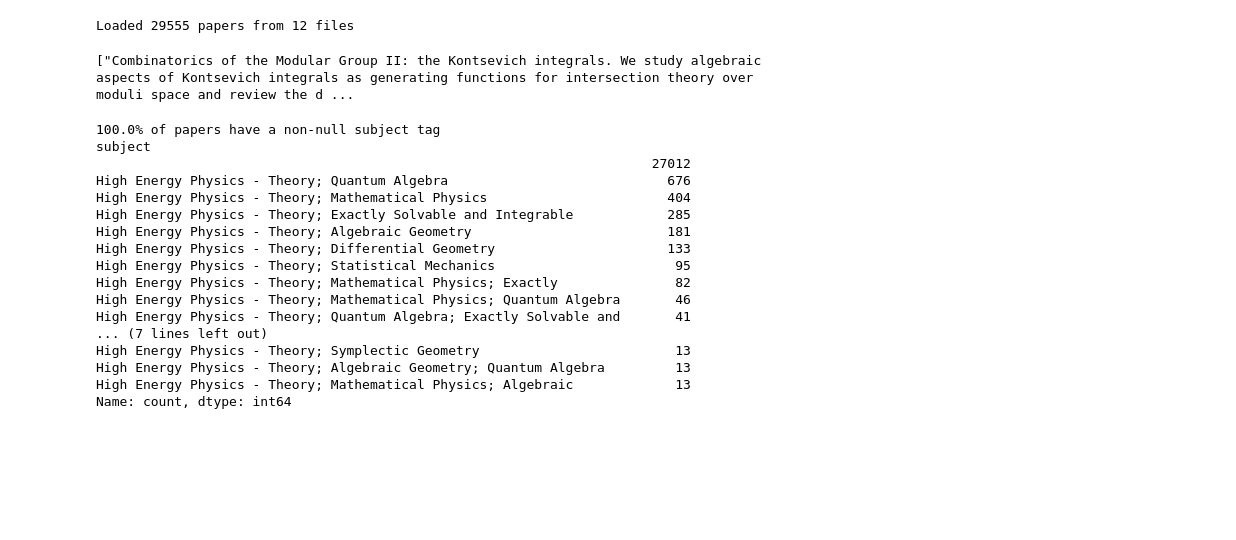
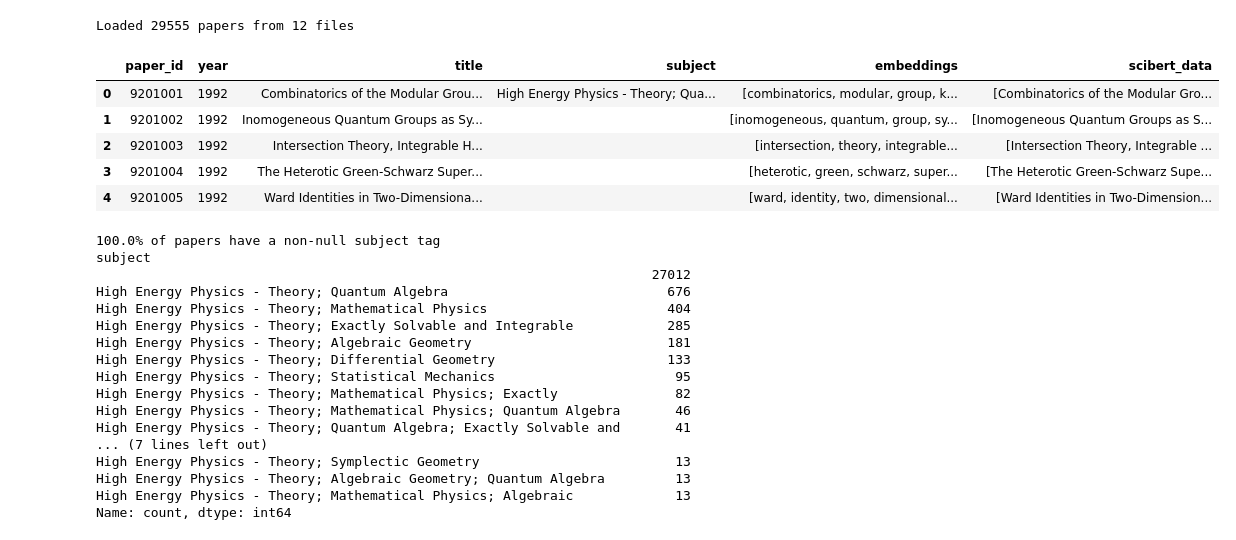
Before and after one commit to Laz1e/Analysis-of-cit-HepTh-graph-data, a Jupyter notebook: scripts/Capstone-Project_lieden.ipynb, the cells around one changed output. Saved outputs shown, nothing was run; the diff lists cells and outputs as text; code cells hidden in the pictures; blank space fills up the shorter version.

```diff
--- a/scripts/Capstone-Project_lieden.ipynb
+++ b/scripts/Capstone-Project_lieden.ipynb
@@ -607,7 +611,12 @@ print(f"Loaded {len(papers_all)} papers from {len(paper_dfs)} files")
 # %% [output]
 Loaded 29555 papers from 12 files
 # %%
-papers_all.get("scibert_data")[0]
+papers_all.head()
 # %% [output]
-["Combinatorics of the Modular Group II: the Kontsevich integrals. We study algebraic aspects of Kontsevich integrals as generating functions for intersection theory over moduli space and review the d ...
+|  | paper_id | year | title | subject | embeddings | scibert_data |
+| 0 | 9201001 | 1992 | Combinatorics of the Modular Grou... | High Energy Physics - Theory; Qua... | [combinatorics, modular, group, k... | [Combinatorics of the Modular Gro... |
+| 1 | 9201002 | 1992 | Inomogeneous Quantum Groups as Sy... |  | [inomogeneous, quantum, group, sy... | [Inomogeneous Quantum Groups as S... |
+| 2 | 9201003 | 1992 | Intersection Theory, Integrable H... |  | [intersection, theory, integrable... | [Intersection Theory, Integrable ... |
+| 3 | 9201004 | 1992 | The Heterotic Green-Schwarz Super... |  | [heterotic, green, schwarz, super... | [The Heterotic Green-Schwarz Supe... |
+| 4 | 9201005 | 1992 | Ward Identities in Two-Dimensiona... |  | [ward, identity, two, dimensional... | [Ward Identities in Two-Dimension... |
 # %%
```
Also changed, not shown: parts of 20 cells of this notebook.
